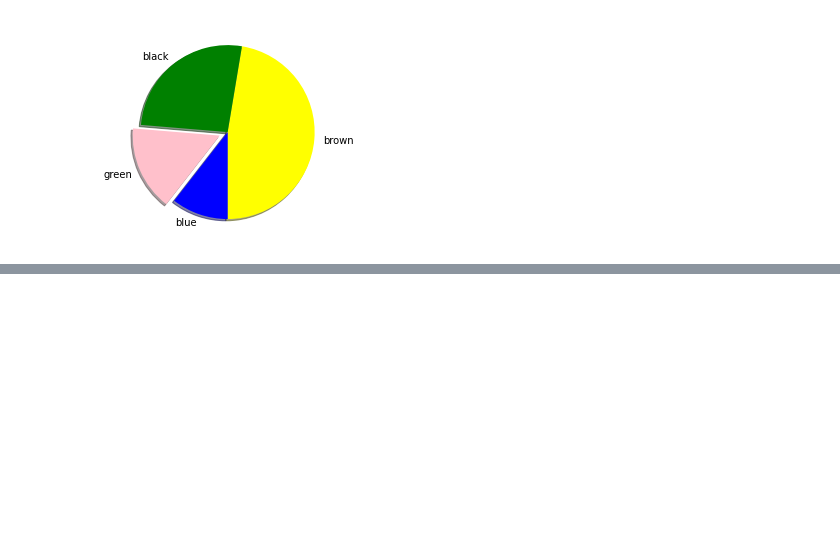
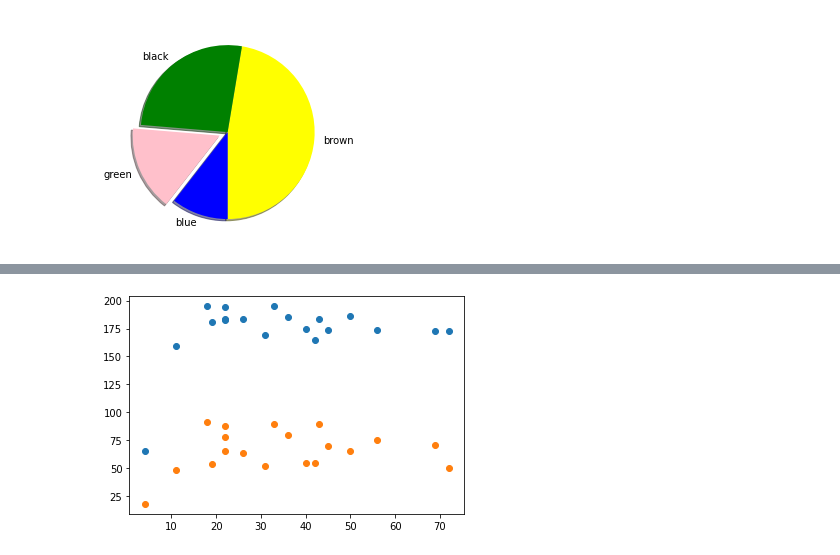
Before and after one commit to iamBehzad/Data_Mining_Statistics_Python, a Jupyter notebook: Plots.ipynb, the cells around one changed output, grey strips where cells are left out. Saved outputs shown, nothing was run; the diff lists cells and outputs as text; code cells hidden in the pictures; blank space fills up the shorter version.

```diff
--- a/Plots.ipynb
+++ b/Plots.ipynb
@@ -253,0 +261,5 @@ plt.pie(a , labels = b , startangle = 270 , explode = [0, 0, 0.1, 0],
+# %%
+plt.scatter(data.age, data.height);
+plt.scatter(data.age, data.weight);
+# %% [output]
+[figure, added]
```
Also changed, not shown: parts of 14 cells of this notebook.
